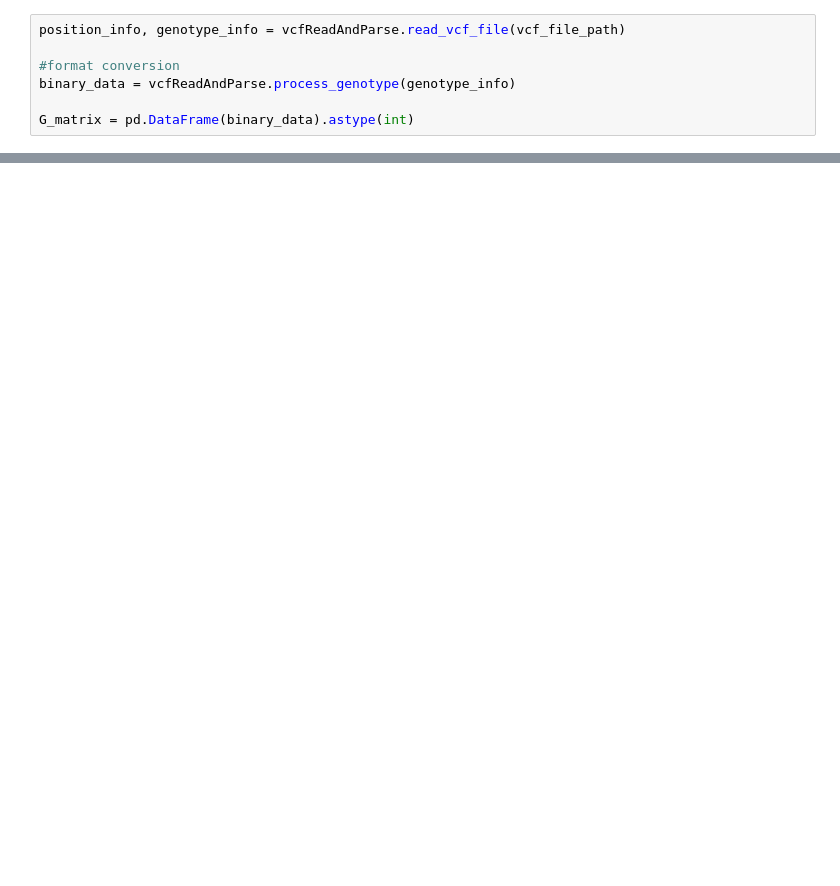
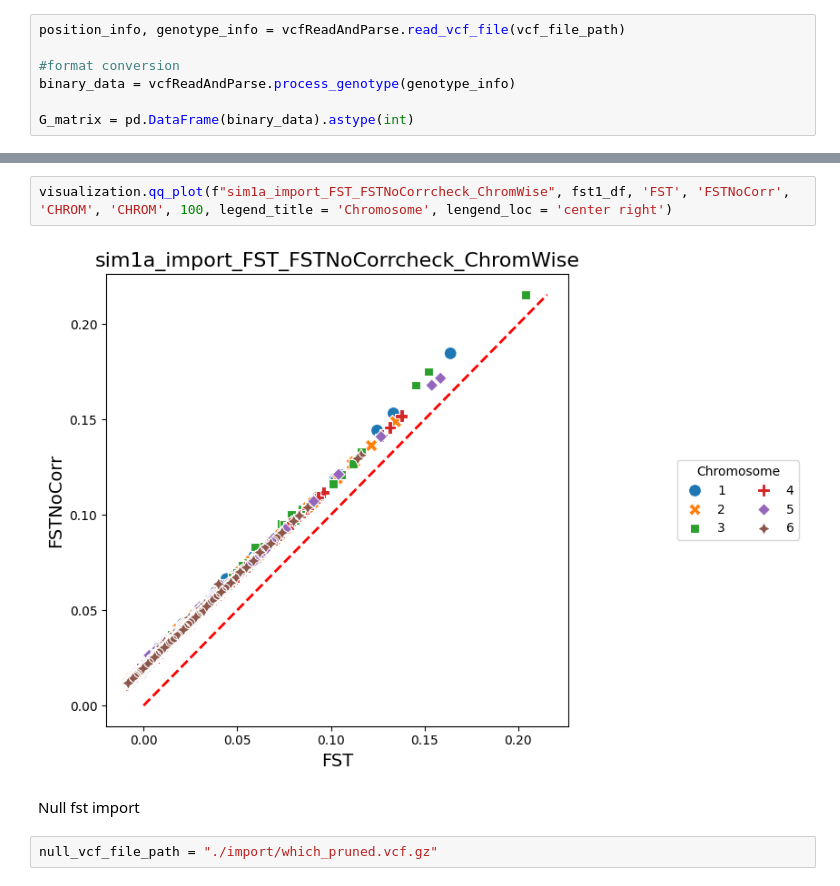
Before and after one commit to ZhihaiZhang9/pyFLANK, a Jupyter notebook: pyFLANK.ipynb, the cells around one changed output, grey strips where cells are left out. Saved outputs shown, nothing was run; the diff lists cells and outputs as text; blank space fills up the shorter version.

```diff
--- a/pyFLANK.ipynb
+++ b/pyFLANK.ipynb
@@ -47,0 +71,8 @@ device
+# %%
+visualization.qq_plot(f"sim1a_import_FST_FSTNoCorrcheck_ChromWise", fst1_df, 'FST', 'FSTNoCorr', 'CHROM', 'CHROM', 100, legend_title = 'Chromosome', lengend_loc = 'center right')
+# %% [output]
+[figure, added]
+# %% [markdown]
+Null fst import
+# %%
+null_vcf_file_path = "./import/which_pruned.vcf.gz"
```
Also changed, not shown: parts of 111 cells of this notebook.
